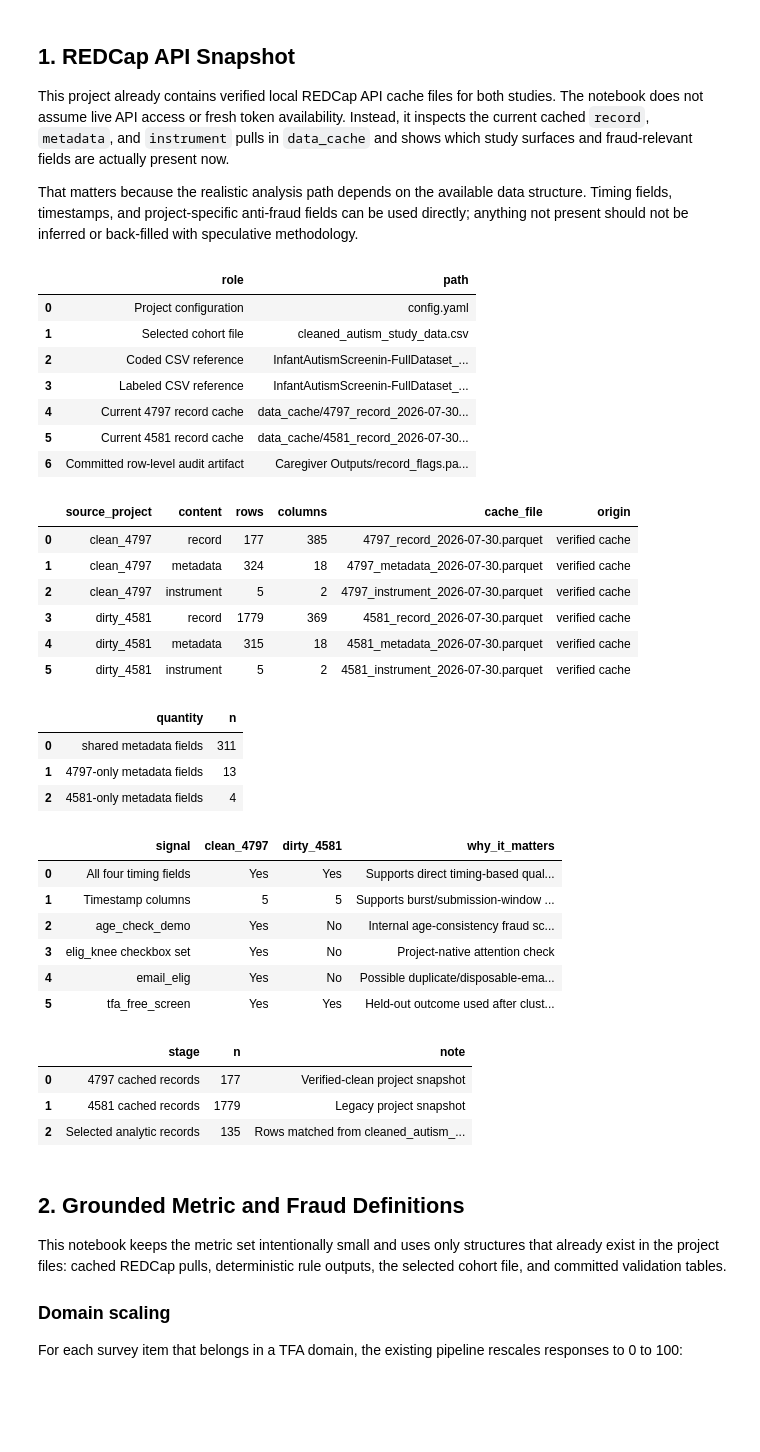
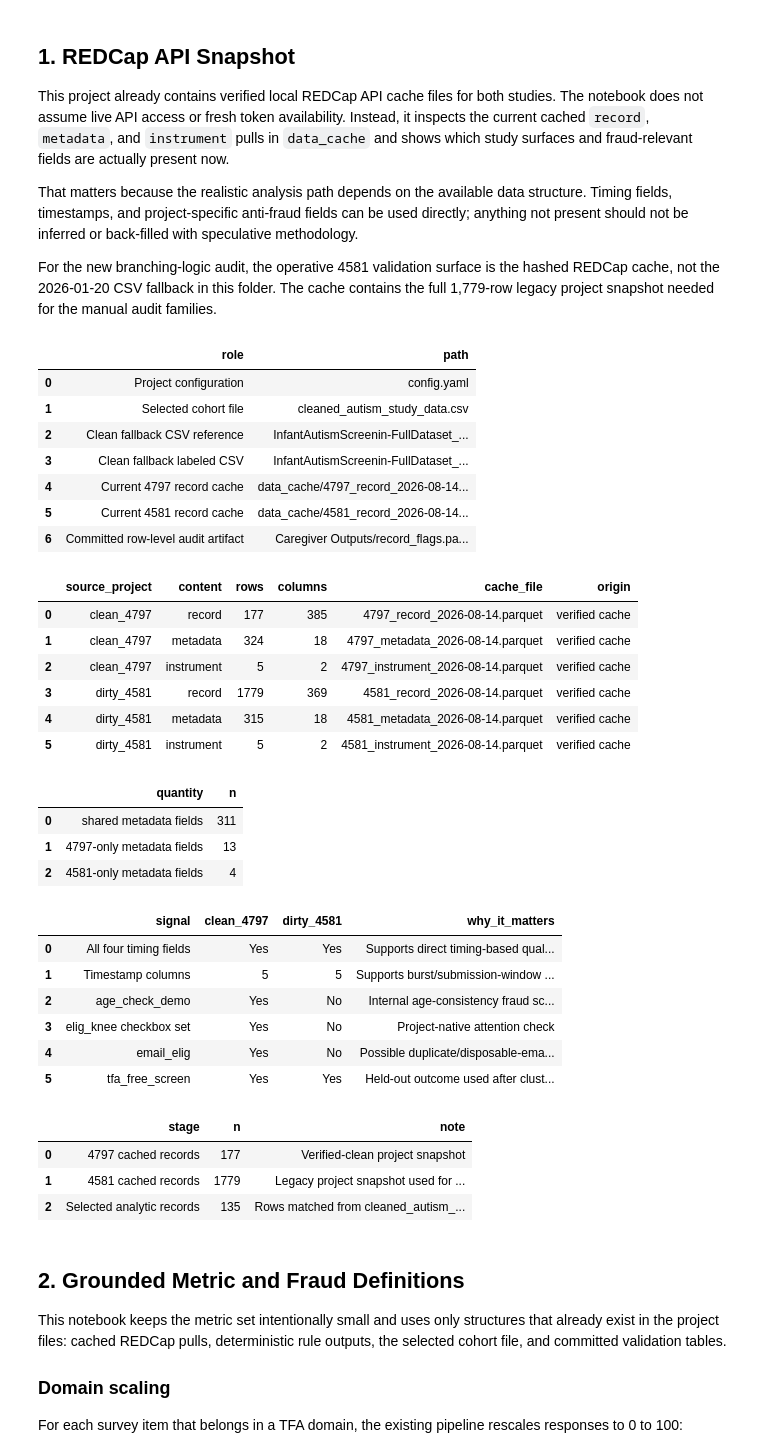
Before and after one commit to namo507/esd-redcap-metadata-watcher, a Jupyter notebook: projects/caregiver-cluster-analysis/caregiver_cluster_simple_metrics.ipynb, the cells around one changed output. Drawn from its saved outputs; the diff is of its cells as text; code cells hidden in the pictures; blank space fills up the shorter version.

```diff
--- a/projects/caregiver-cluster-analysis/caregiver_cluster_simple_metrics.ipynb
+++ b/projects/caregiver-cluster-analysis/caregiver_cluster_simple_metrics.ipynb
@@ -72,6 +72,8 @@ def load_selected_ids() -> pd.Series:
 This project already contains verified local REDCap API cache files for both studies. The notebook does not assume live API access or fresh token availability. Instead, it inspects the current cached `record`, `metadata`, and `instrument` pulls in `data_cache` and shows which study surfaces and fraud-relevant fields are actually present now.
 
 That matters because the realistic analysis path depends on the available data structure. Timing fields, timestamps, and project-specific anti-fraud fields can be used directly; anything not present should not be inferred or back-filled with speculative methodology.
+
+For the new branching-logic audit, the operative 4581 validation surface is the hashed REDCap cache, not the 2026-01-20 CSV fallback in this folder. The cache contains the full 1,779-row legacy project snapshot needed for the manual audit families.
 # %%
 clean_record, clean_record_path = load_latest_cache(4797, "record")
 clean_meta, clean_meta_path = load_latest_cache(4797, "metadata")
@@ -126,46 +128,46 @@ field_availability = pd.DataFrame(
 )
 
 project_assets = pd.DataFrame(
     [
         {"role": "Project configuration", "path": "config.yaml"},
         {"role": "Selected cohort file", "path": "cleaned_autism_study_data.csv"},
-        {"role": "Coded CSV reference", "path": "InfantAutismScreenin-FullDataset_DATA_2026-01-20_0940.csv"},
-        {"role": "Labeled CSV reference", "path": "InfantAutismScreenin-FullDataset_DATA_LABELS_2026-01-20_0940.csv"},
+        {"role": "Clean fallback CSV reference", "path": "InfantAutismScreenin-FullDataset_DATA_2026-01-20_0940.csv"},
+        {"role": "Clean fallback labeled CSV", "path": "InfantAutismScreenin-FullDataset_DATA_LABELS_2026-01-20_0940.csv"},
         {"role": "Current 4797 record cache", "path": f"data_cache/{clean_record_path.name}"},
         {"role": "Current 4581 record cache", "path": f"data_cache/{dirty_record_path.name}"},
         {"role": "Committed row-level audit artifact", "path": "Caregiver Outputs/record_flags.parquet"},
     ]
 )
 
 cohort_inventory = pd.DataFrame(
     [
         {"stage": "4797 cached records", "n": len(clean_record), "note": "Verified-clean project snapshot"},
-        {"stage": "4581 cached records", "n": len(dirty_record), "note": "Legacy project snapshot"},
+        {"stage": "4581 cached records", "n": len(dirty_record), "note": "Legacy project snapshot used for branching audit validation"},
         {"stage": "Selected analytic records", "n": len(analysis_frame), "note": "Rows matched from cleaned_autism_study_data.csv"},
     ]
 )
 
 display(project_assets)
 display(api_inventory)
 display(metadata_summary)
 display(field_availability)
 display(cohort_inventory)
 # %% [output]
 |  | role | path |
 | 0 | Project configuration | config.yaml |
 | 1 | Selected cohort file | cleaned_autism_study_data.csv |
-| 2 | Coded CSV reference | InfantAutismScreenin-FullDataset_... |
-| 3 | Labeled CSV reference | InfantAutismScreenin-FullDataset_... |
-| 4 | Current 4797 record cache | data_cache/4797_record_2026-07-30... |
-| 5 | Current 4581 record cache | data_cache/4581_record_2026-07-30... |
+| 2 | Clean fallback CSV reference | InfantAutismScreenin-FullDataset_... |
+| 3 | Clean fallback labeled CSV | InfantAutismScreenin-FullDataset_... |
+| 4 | Current 4797 record cache | data_cache/4797_record_2026-08-14... |
+| 5 | Current 4581 record cache | data_cache/4581_record_2026-08-14... |
 | 6 | Committed row-level audit artifact | Caregiver Outputs/record_flags.pa... |
 |  | source_project | content | rows | columns | cache_file | origin |
-| 0 | clean_4797 | record | 177 | 385 | 4797_record_2026-07-30.parquet | verified cache |
-| 1 | clean_4797 | metadata | 324 | 18 | 4797_metadata_2026-07-30.parquet | verified cache |
-| 2 | clean_4797 | instrument | 5 | 2 | 4797_instrument_2026-07-30.parquet | verified cache |
-| 3 | dirty_4581 | record | 1779 | 369 | 4581_record_2026-07-30.parquet | verified cache |
-| 4 | dirty_4581 | metadata | 315 | 18 | 4581_metadata_2026-07-30.parquet | verified cache |
-| 5 | dirty_4581 | instrument | 5 | 2 | 4581_instrument_2026-07-30.parquet | verified cache |
+| 0 | clean_4797 | record | 177 | 385 | 4797_record_2026-08-14.parquet | verified cache |
+| 1 | clean_4797 | metadata | 324 | 18 | 4797_metadata_2026-08-14.parquet | verified cache |
+| 2 | clean_4797 | instrument | 5 | 2 | 4797_instrument_2026-08-14.parquet | verified cache |
+| 3 | dirty_4581 | record | 1779 | 369 | 4581_record_2026-08-14.parquet | verified cache |
+| 4 | dirty_4581 | metadata | 315 | 18 | 4581_metadata_2026-08-14.parquet | verified cache |
+| 5 | dirty_4581 | instrument | 5 | 2 | 4581_instrument_2026-08-14.parquet | verified cache |
 |  | quantity | n |
 | 0 | shared metadata fields | 311 |
 | 1 | 4797-only metadata fields | 13 |
@@ -179,7 +181,7 @@ display(cohort_inventory)
 | 5 | tfa_free_screen | Yes | Yes | Held-out outcome used after clust... |
 |  | stage | n | note |
 | 0 | 4797 cached records | 177 | Verified-clean project snapshot |
-| 1 | 4581 cached records | 1779 | Legacy project snapshot |
+| 1 | 4581 cached records | 1779 | Legacy project snapshot used for ... |
 | 2 | Selected analytic records | 135 | Rows matched from cleaned_autism_... |
 # %% [markdown]
 ## 2. Grounded Metric and Fraud Definitions
```
Also changed, not shown: parts of 5 cells of this notebook, 35 other files.
